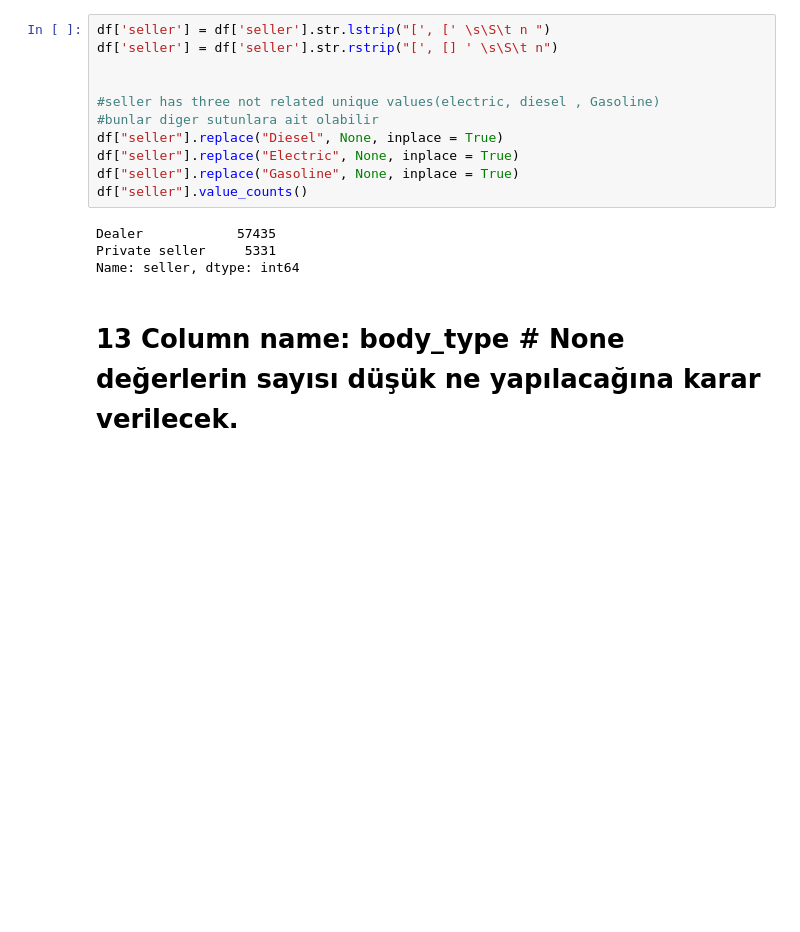
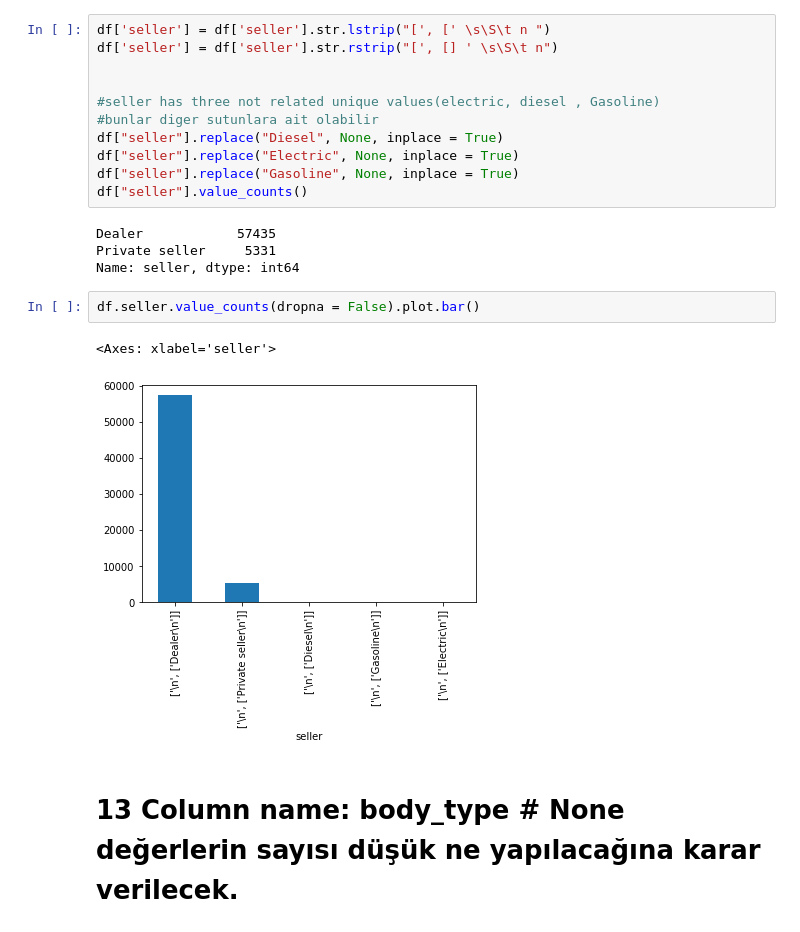
Before and after one commit to Nueseybe/Team2Project-4, a Jupyter notebook: main.ipynb, the cells around one changed output. Cells and saved outputs as stored; diff of their text form; blank space fills up the shorter version.

```diff
--- a/main.ipynb
+++ b/main.ipynb
@@ -465,6 +471,11 @@ df["seller"].value_counts()
 Dealer            57435
 Private seller     5331
 Name: seller, dtype: int64
+# %%
+df.seller.value_counts(dropna = False).plot.bar()
+# %% [output]
+<Axes: xlabel='seller'>
+[figure, added]
 # %% [markdown]
 # 13 Column name: body_type   # None değerlerin sayısı düşük  ne yapılacağına karar verilecek.
 # %%
```
Also changed, not shown: parts of 8 cells of this notebook.
